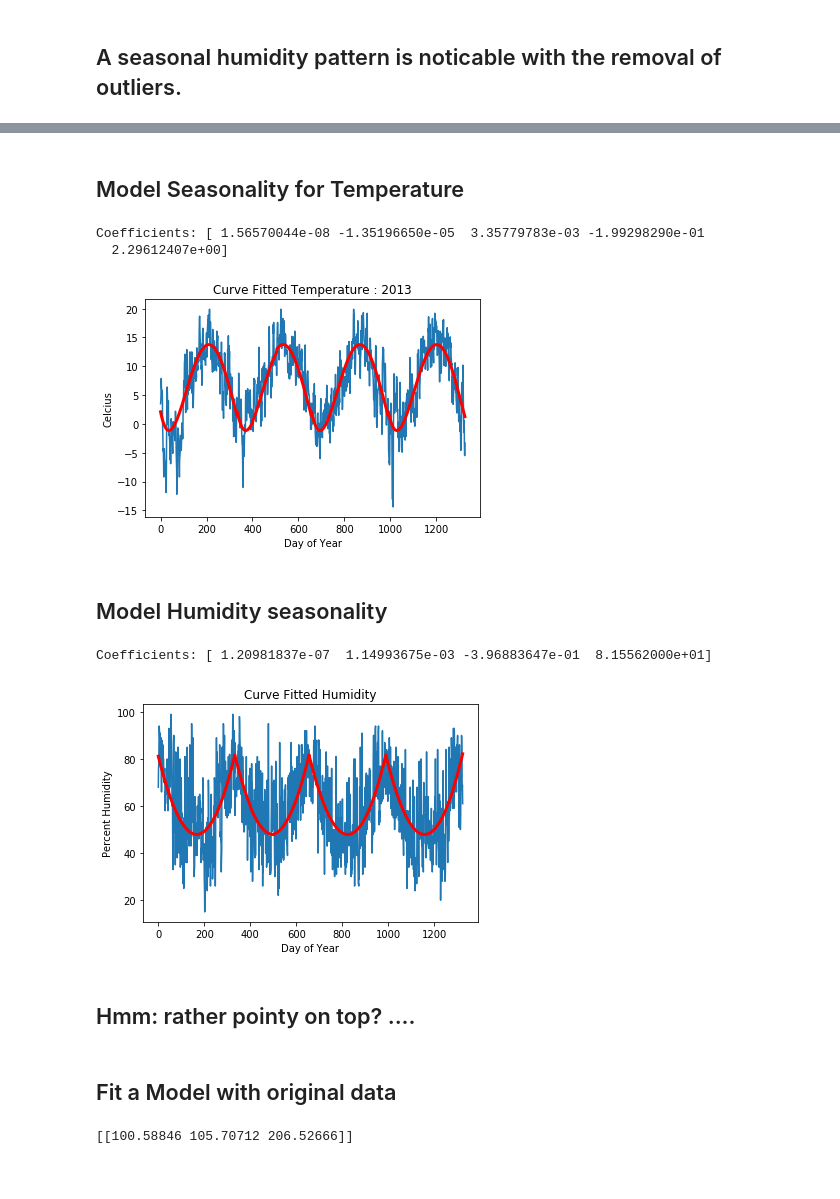
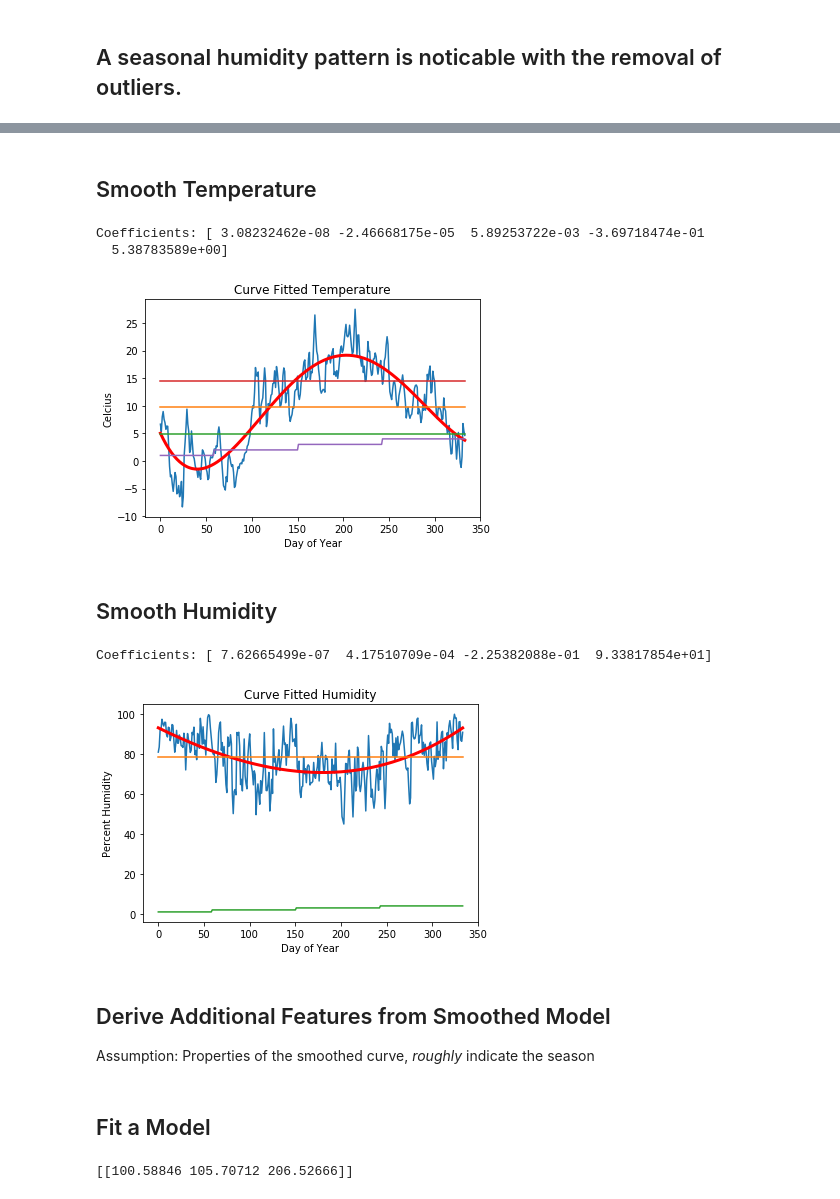
Before and after one commit to chalendony/iot-htsensor, a Jupyter notebook: analysis/multivariate_mlp.ipynb, the cells around one changed output, grey strips where cells are left out. Drawn from its saved outputs; the diff is of its cells as text; code cells hidden in the pictures.

```diff
--- a/analysis/multivariate_mlp.ipynb
+++ b/analysis/multivariate_mlp.ipynb
@@ -48,7 +44,7 @@ df.rename(columns={'TT_TU':'D_Temp','RF_TU':'D_Humi'}, inplace=True)
 filter = (df.index.year >= 2013) & (df.index.year <= 2016)
 df = df[filter][['D_Temp', 'D_Humi']]
 # resample day
-df = df[['D_Temp', 'D_Humi']].resample('D').min()
+df = df[['D_Temp', 'D_Humi']].resample('D').mean()
 # infer season
 df['season'] = df.index.to_series().apply(lambda m : season(m.month))
 df.head()
@@ -103,0 +98,3 @@ df[['D_Humi','season']][df.index.year == 2013].plot()
+# %%
+filter = df.index.year == 2013
+df.dropna(axis=0, inplace=True)
@@ -104,2 +106,2 @@ df[['D_Humi','season']][df.index.year == 2013].plot()
 # %% [markdown]
-## Model Seasonality for Temperature
+## Smooth Temperature
@@ -111,8 +111,9 @@ from pandas import read_csv
 from matplotlib import pyplot
 from numpy import polyfit
 # fit polynomial: x^2*b1 + x*b2 + ... + bn
-X = df.index.dayofyear
-y = df['D_Temp'].values
+
+X = df[filter].index.dayofyear
+y = df['D_Temp'][filter].values
 degree = 4
 coef = polyfit(X, y, degree)
 print('Coefficients: %s' % coef)
@@ -126,48 +127,58 @@ for i in range(len(X)):
 # plot curve over original data
 pyplot.plot(y)
 pyplot.plot(curve, color='red', linewidth=3)
+pyplot.plot([np.mean(curve)] * len(X))
+pyplot.plot([np.mean(curve) / 2] * len(X))
+pyplot.plot([np.mean(curve) / 2 + (np.mean(curve))] * len(X))
+pyplot.plot(df[filter].season.values)
 pyplot.xlabel('Day of Year')
 pyplot.ylabel('Celcius')
 pyplot.title('Curve Fitted Temperature')
+
 pyplot.show()
 # %% [output]
-Coefficients: [ 1.56570044e-08 -1.35196650e-05  3.35779783e-03 -1.99298290e-01
-  2.29612407e+00]
+Coefficients: [ 3.08232462e-08 -2.46668175e-05  5.89253722e-03 -3.69718474e-01
+  5.38783589e+00]
-[figure, old version]
+[figure, new version]
 # %% [markdown]
-## Model Humidity seasonality
+## Smooth Humidity
 # %%
 # model seasonality with a polynomial model
 from pandas import read_csv
 from matplotlib import pyplot
 from numpy import polyfit
 # fit polynomial: x^2*b1 + x*b2 + ... + bn
-X = df.index.dayofyear
-y = df['D_Humi'].values
+X = df[filter].index.dayofyear
+y = df[filter]['D_Humi'].values
 degree =3
 coef = polyfit(X, y, degree)
 print('Coefficients: %s' % coef)
 # create curve
 curve = list()
 for i in range(len(X)):
 	value = coef[-1]
 	for d in range(degree):
 		value += X[i]**(degree-d) * coef[d]
 	curve.append(value)
 # plot curve over original data
 pyplot.plot(y)
 pyplot.plot(curve, color='red', linewidth=3)
+pyplot.plot([np.mean(curve) ] * len(X))
+pyplot.plot(df[filter].season.values)
 pyplot.xlabel('Day of Year')
 pyplot.ylabel('Percent Humidity')
 pyplot.title('Curve Fitted Humidity')
 pyplot.show()
+# 4 years: Coefficients: [ 1.20981837e-07  1.14993675e-03 -3.96883647e-01  8.15562000e+01]
+# plt.hist(np.gradient(curve),  alpha=0.7, rwidth=0.85, bins=4)
 # %% [output]
-Coefficients: [ 1.20981837e-07  1.14993675e-03 -3.96883647e-01  8.15562000e+01]
+Coefficients: [ 7.62665499e-07  4.17510709e-04 -2.25382088e-01  9.33817854e+01]
-[figure, old version]
+[figure, new version]
-# %% [markdown]
-## Hmm: rather pointy on top? ....
+# %% [markdown]
+## Derive Additional Features from Smoothed Model
+Assumption: Properties of the smoothed curve, *roughly* indicate the season
 # %% [markdown]
-## Fit a Model with original data
+## Fit a Model
 # %%
 # multivariate output mlp example
 from numpy import array
```
Also changed, not shown: parts of 17 cells of this notebook, 8 other files.
